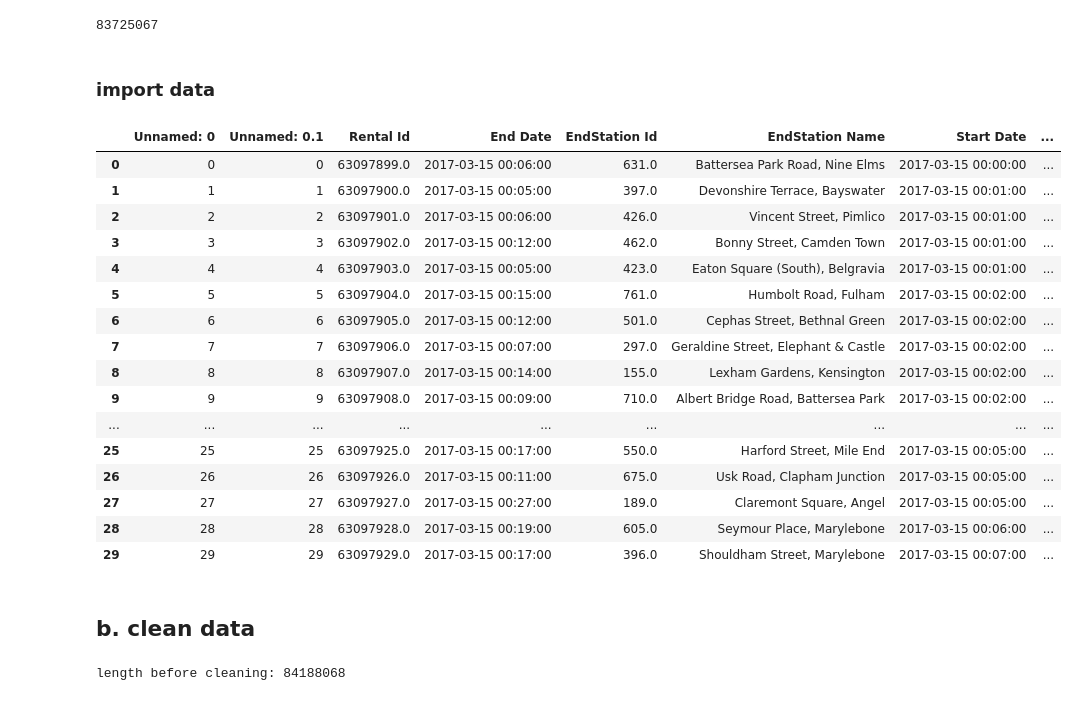
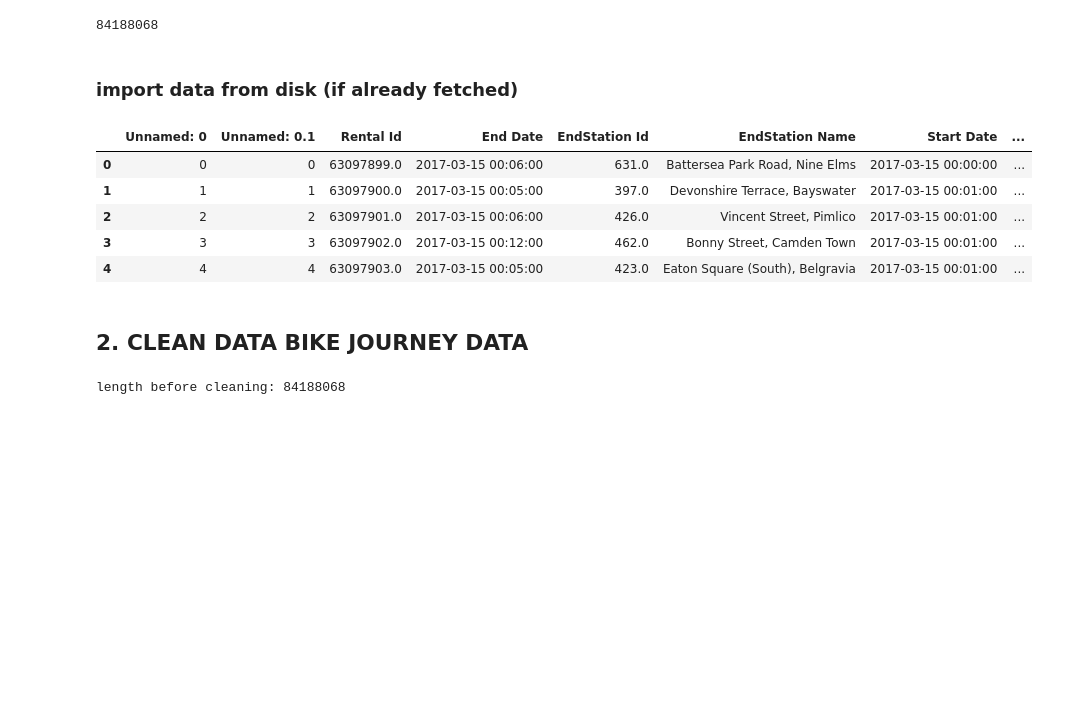
Before and after one commit to tabeaeggler/UrbanMobility, a Jupyter notebook: Data_Scraper.ipynb, the cells around one changed output. Saved outputs shown, nothing was run; the diff lists cells and outputs as text; code cells hidden in the pictures; blank space fills up the shorter version.

Commit message:
completed joruney data clean for all data from 2015 - 2022

```diff
--- a/Data_Scraper.ipynb
+++ b/Data_Scraper.ipynb
@@ -81,36 +75,26 @@ len(merged_df)
 # %%
 merged_df.to_csv('/Users/tabea/Documents/UrbanMobility/data/journey_data_raw.csv')
-# %%
-len(merged_df)
-# %% [output]
-83725067
+# %%
+# total amount of entries: 84'188'068
+len(merged_df)
+# %% [output]
+84188068
 # %% [markdown]
-### import data
+### import data from disk (if already fetched)
 # %%
 # import
 merged_df = pd.read_csv('/Users/tabea/Documents/UrbanMobility/data/journey_data_raw.csv')
 # %%
-merged_df.head(30)
+merged_df.head()
 # %% [output]
 |  | Unnamed: 0 | Unnamed: 0.1 | Rental Id | End Date | EndStation Id | EndStation Name | Start Date | ... |
 | 0 | 0 | 0 | 63097899.0 | 2017-03-15 00:06:00 | 631.0 | Battersea Park Road, Nine Elms | 2017-03-15 00:00:00 | ... |
 | 1 | 1 | 1 | 63097900.0 | 2017-03-15 00:05:00 | 397.0 | Devonshire Terrace, Bayswater | 2017-03-15 00:01:00 | ... |
 | 2 | 2 | 2 | 63097901.0 | 2017-03-15 00:06:00 | 426.0 | Vincent Street, Pimlico | 2017-03-15 00:01:00 | ... |
 | 3 | 3 | 3 | 63097902.0 | 2017-03-15 00:12:00 | 462.0 | Bonny Street, Camden Town | 2017-03-15 00:01:00 | ... |
 | 4 | 4 | 4 | 63097903.0 | 2017-03-15 00:05:00 | 423.0 | Eaton Square (South), Belgravia | 2017-03-15 00:01:00 | ... |
-| 5 | 5 | 5 | 63097904.0 | 2017-03-15 00:15:00 | 761.0 | Humbolt Road, Fulham | 2017-03-15 00:02:00 | ... |
-| 6 | 6 | 6 | 63097905.0 | 2017-03-15 00:12:00 | 501.0 | Cephas Street, Bethnal Green | 2017-03-15 00:02:00 | ... |
-| 7 | 7 | 7 | 63097906.0 | 2017-03-15 00:07:00 | 297.0 | Geraldine Street, Elephant & Castle | 2017-03-15 00:02:00 | ... |
-| 8 | 8 | 8 | 63097907.0 | 2017-03-15 00:14:00 | 155.0 | Lexham Gardens, Kensington | 2017-03-15 00:02:00 | ... |
-| 9 | 9 | 9 | 63097908.0 | 2017-03-15 00:09:00 | 710.0 | Albert Bridge Road, Battersea Park | 2017-03-15 00:02:00 | ... |
-| ... | ... | ... | ... | ... | ... | ... | ... | ... |
-| 25 | 25 | 25 | 63097925.0 | 2017-03-15 00:17:00 | 550.0 | Harford Street, Mile End | 2017-03-15 00:05:00 | ... |
-| 26 | 26 | 26 | 63097926.0 | 2017-03-15 00:11:00 | 675.0 | Usk Road, Clapham Junction | 2017-03-15 00:05:00 | ... |
-| 27 | 27 | 27 | 63097927.0 | 2017-03-15 00:27:00 | 189.0 | Claremont Square, Angel | 2017-03-15 00:05:00 | ... |
-| 28 | 28 | 28 | 63097928.0 | 2017-03-15 00:19:00 | 605.0 | Seymour Place, Marylebone | 2017-03-15 00:06:00 | ... |
-| 29 | 29 | 29 | 63097929.0 | 2017-03-15 00:17:00 | 396.0 | Shouldham Street, Marylebone | 2017-03-15 00:07:00 | ... |
 # %% [markdown]
-## b. clean data
+## 2. CLEAN DATA BIKE JOURNEY DATA
 # %%
 print("length before cleaning:", len(merged_df))
 # %% [output]
```
Also changed, not shown: parts of 81 cells of this notebook, 6 other files.
